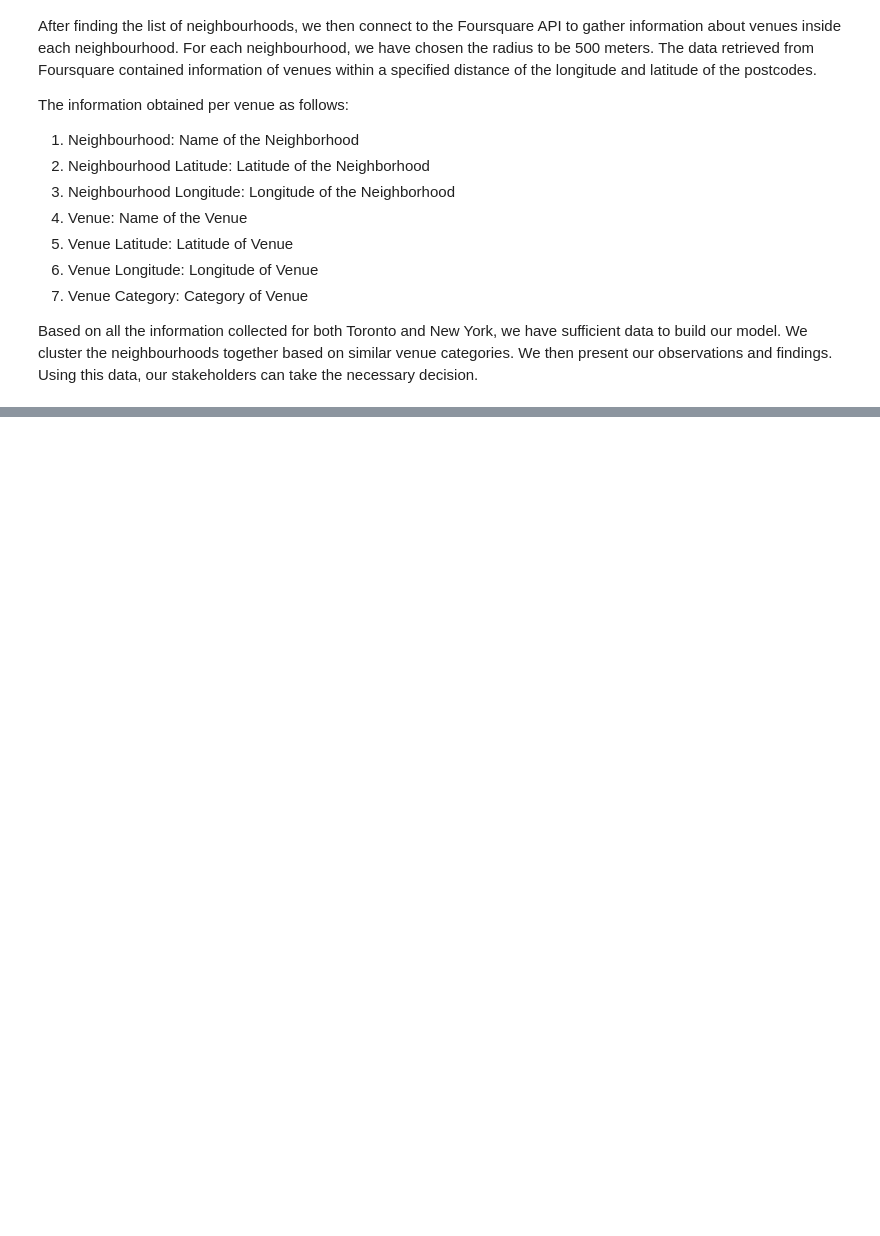
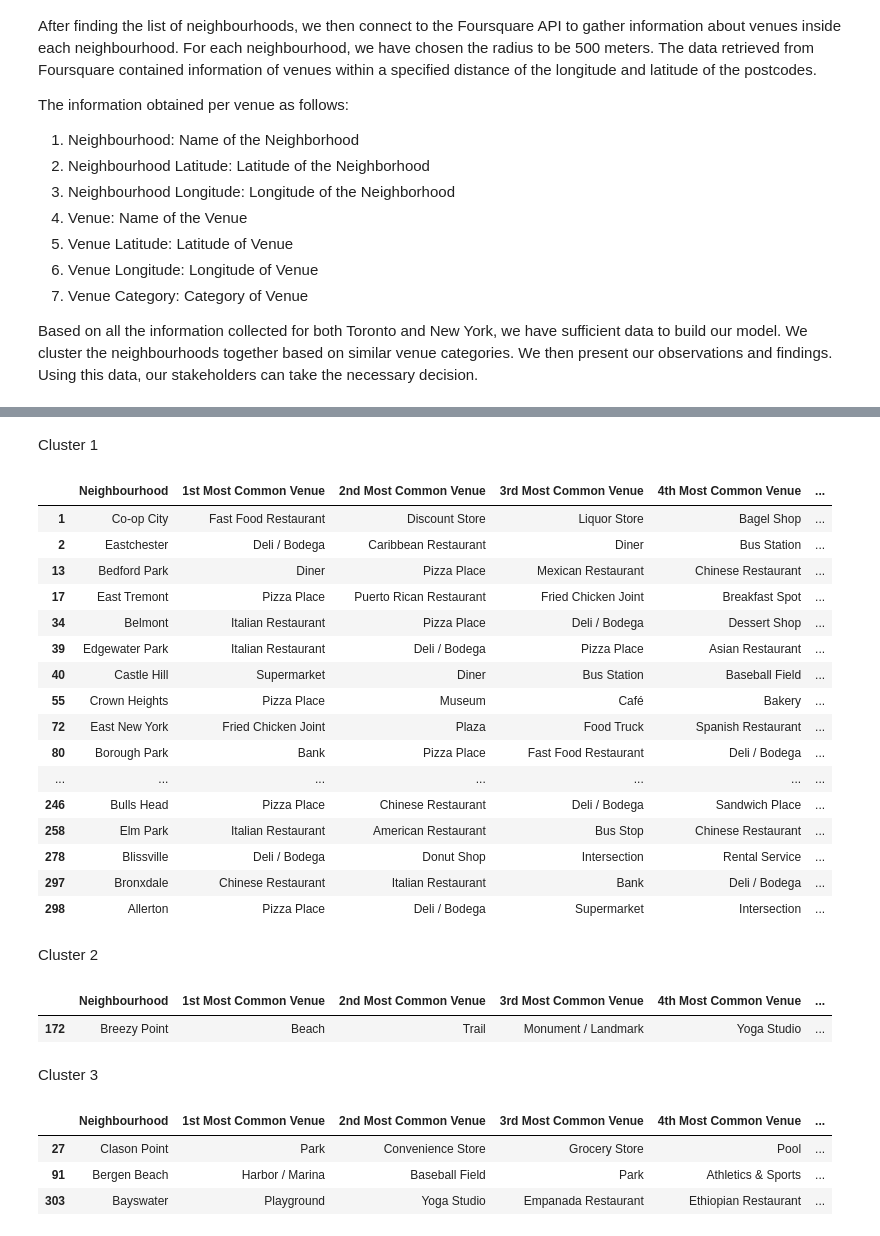
Before and after one commit to Arasool31/Capstone-Project---The-Battle-of-Neighborhoods, a Jupyter notebook: Where Should You Go.ipynb, the cells around one changed output, grey strips where cells are left out. Cells and saved outputs as stored; diff of their text form; code cells hidden in the pictures; blank space fills up the shorter version.

```diff
--- a/Where Should You Go.ipynb
+++ b/Where Should You Go.ipynb
@@ -58,0 +418,3 @@ Based on all the information collected for both Toronto and New York, we have su
+# %%
+#getting venues data
+venues_in_newyork = getNearbyVenues(NewYork_df['Neighbourhood'], NewYork_df['Latitude'], NewYork_df['Longitude'])
@@ -58,0 +770,34 @@ Based on all the information collected for both Toronto and New York, we have su
+# %%
+#drop all NaN values
+newyork_merged_nonan = newyork_merged.dropna(subset=['Cluster Labels'])
+
+#getting latitude and longitude to Toronto
+address = 'New York City, NY'
+geolocator = Nominatim(user_agent="ny_explorer")
+location = geolocator.geocode(address)
+latitude = location.latitude
+longitude = location.longitude
+
+#create map
+map_clusters = folium.Map(location=[latitude, longitude], zoom_start=11)
+
+#set color scheme for the clusters
+x = np.arange(kclusters)
+ys = [i + x + (i*x)**2 for i in range(kclusters)]
+colors_array = cm.rainbow(np.linspace(0, 1, len(ys)))
+rainbow = [colors.rgb2hex(i) for i in colors_array]
+
+# add markers to the map
+markers_colors = []
+for lat, lon, poi, cluster in zip(newyork_merged_nonan['Latitude'], newyork_merged_nonan['Longitude'], newyork_merged_nonan['Neighbourhood'], newyork_merged_nonan['Cluster Labels']):
+    label = folium.Popup(str(poi) + ' Cluster ' + str(cluster), parse_html=True)
+    folium.CircleMarker(
+        [lat, lon],
+        radius=5,
+        popup=label,
+        color=rainbow[int(cluster-1)],
+        fill=True,
+        fill_color=rainbow[int(cluster-1)],
+        fill_opacity=0.7).add_to(map_clusters)
+
+map_clusters
@@ -58,0 +806,38 @@ Based on all the information collected for both Toronto and New York, we have su
+# %% [markdown]
+Cluster 1
+# %%
+newyork_merged_nonan.loc[newyork_merged_nonan['Cluster Labels'] == 0, newyork_merged_nonan.columns[[1] + list(range(5, newyork_merged_nonan.shape[1]))]]
+# %% [output]
+|  | Neighbourhood | 1st Most Common Venue | 2nd Most Common Venue | 3rd Most Common Venue | 4th Most Common Venue | ... |
+| 1 | Co-op City | Fast Food Restaurant | Discount Store | Liquor Store | Bagel Shop | ... |
+| 2 | Eastchester | Deli / Bodega | Caribbean Restaurant | Diner | Bus Station | ... |
+| 13 | Bedford Park | Diner | Pizza Place | Mexican Restaurant | Chinese Restaurant | ... |
+| 17 | East Tremont | Pizza Place | Puerto Rican Restaurant | Fried Chicken Joint | Breakfast Spot | ... |
+| 34 | Belmont | Italian Restaurant | Pizza Place | Deli / Bodega | Dessert Shop | ... |
+| 39 | Edgewater Park | Italian Restaurant | Deli / Bodega | Pizza Place | Asian Restaurant | ... |
+| 40 | Castle Hill | Supermarket | Diner | Bus Station | Baseball Field | ... |
+| 55 | Crown Heights | Pizza Place | Museum | Café | Bakery | ... |
+| 72 | East New York | Fried Chicken Joint | Plaza | Food Truck | Spanish Restaurant | ... |
+| 80 | Borough Park | Bank | Pizza Place | Fast Food Restaurant | Deli / Bodega | ... |
+| ... | ... | ... | ... | ... | ... | ... |
+| 246 | Bulls Head | Pizza Place | Chinese Restaurant | Deli / Bodega | Sandwich Place | ... |
+| 258 | Elm Park | Italian Restaurant | American Restaurant | Bus Stop | Chinese Restaurant | ... |
+| 278 | Blissville | Deli / Bodega | Donut Shop | Intersection | Rental Service | ... |
+| 297 | Bronxdale | Chinese Restaurant | Italian Restaurant | Bank | Deli / Bodega | ... |
+| 298 | Allerton | Pizza Place | Deli / Bodega | Supermarket | Intersection | ... |
+# %% [markdown]
+Cluster 2
+# %%
+newyork_merged_nonan.loc[newyork_merged_nonan['Cluster Labels'] == 1, newyork_merged_nonan.columns[[1] + list(range(5, newyork_merged_nonan.shape[1]))]]
+# %% [output]
+|  | Neighbourhood | 1st Most Common Venue | 2nd Most Common Venue | 3rd Most Common Venue | 4th Most Common Venue | ... |
+| 172 | Breezy Point | Beach | Trail | Monument / Landmark | Yoga Studio | ... |
+# %% [markdown]
+Cluster 3
+# %%
+newyork_merged_nonan.loc[newyork_merged_nonan['Cluster Labels'] == 2, newyork_merged_nonan.columns[[1] + list(range(5, newyork_merged_nonan.shape[1]))]]
+# %% [output]
+|  | Neighbourhood | 1st Most Common Venue | 2nd Most Common Venue | 3rd Most Common Venue | 4th Most Common Venue | ... |
+| 27 | Clason Point | Park | Convenience Store | Grocery Store | Pool | ... |
+| 91 | Bergen Beach | Harbor / Marina | Baseball Field | Park | Athletics & Sports | ... |
+| 303 | Bayswater | Playground | Yoga Studio | Empanada Restaurant | Ethiopian Restaurant | ... |
```
Also changed, not shown: parts of 90 cells of this notebook.
